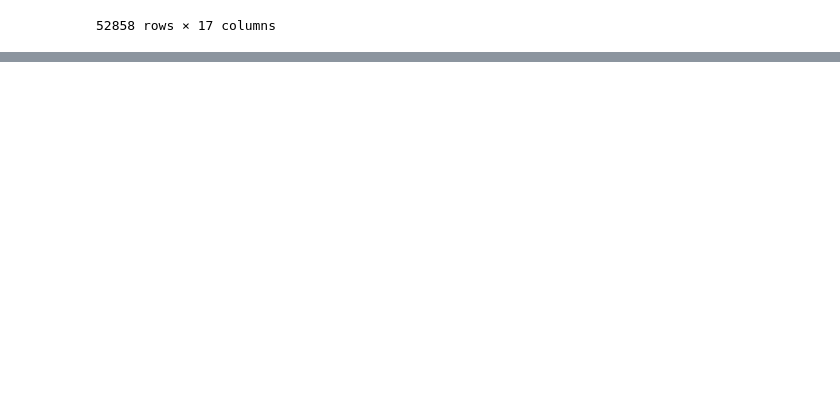
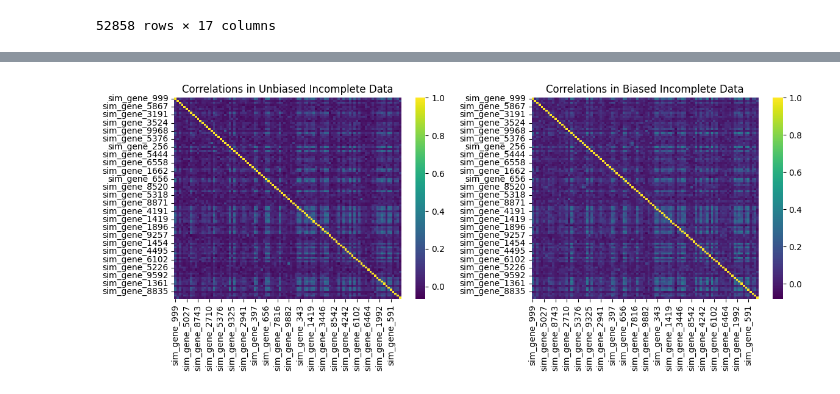
Before and after one commit to blasks/gene-prevalence, a Jupyter notebook: analyses/data-cleaning.ipynb, the cells around one changed output, grey strips where cells are left out. Drawn from its saved outputs; the diff is of its cells as text; code cells hidden in the pictures; blank space fills up the shorter version.

```diff
--- a/analyses/data-cleaning.ipynb
+++ b/analyses/data-cleaning.ipynb
@@ -296,0 +431,18 @@ HLII genomes: 519
+# %%
+# compare unbiased and biased incomplete data correlations
+
+
+# select random subset of genes to look at correlations in biased incomplete data
+
+subset = rng.choice(sim_incomplete_biased_df.index, size=100, replace=False)
+
+# compare unbiased and biased incomplete data correlations
+fig, axes = plt.subplots(1, 2, figsize=(12, 5))
+sns.heatmap(sim_incomplete_df.loc[subset].T.corr(), ax=axes[0], cmap='viridis')
+axes[0].set_title('Correlations in Unbiased Incomplete Data')
+sns.heatmap(sim_incomplete_biased_df.loc[subset].T.corr(), ax=axes[1], cmap='viridis')
+axes[1].set_title('Correlations in Biased Incomplete Data')
+plt.tight_layout()
+plt.show()
+# %% [output]
+[figure, added]
```
Also changed, not shown: parts of 20 cells of this notebook, 1 other file.
